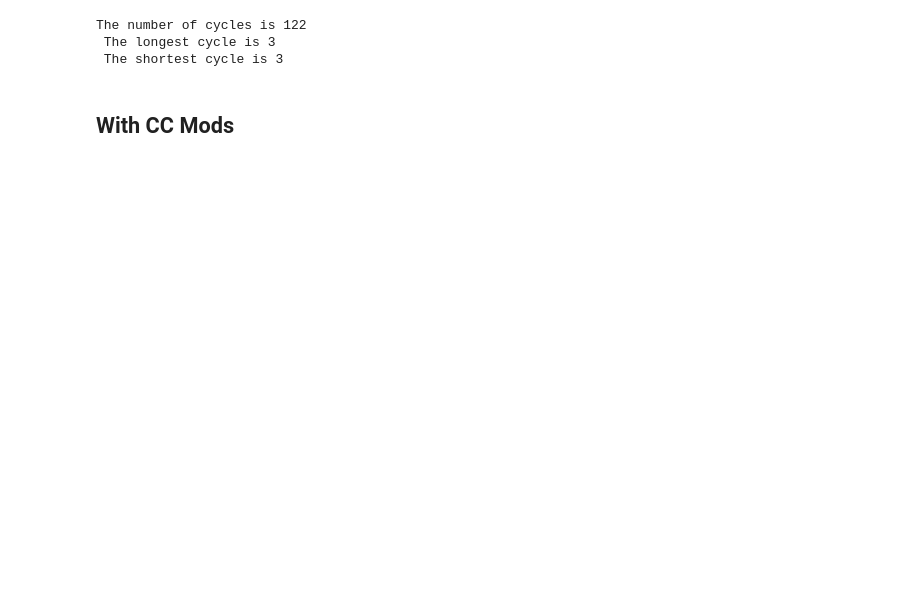
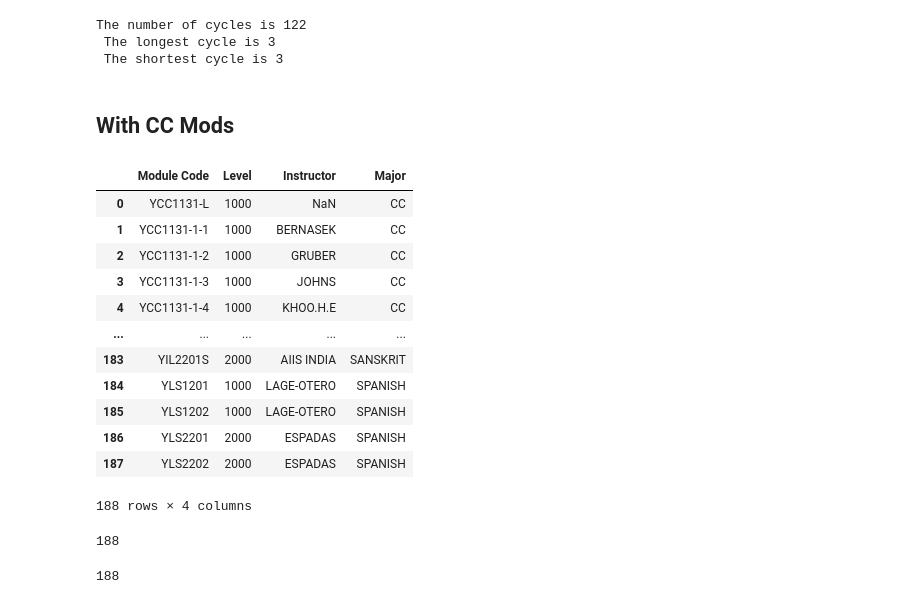
Before and after one commit to yanhua-wang/colouring, a Jupyter notebook: greedy_algorithm_final.ipynb, the cells around one changed output. Saved outputs shown, nothing was run; the diff lists cells and outputs as text; code cells hidden in the pictures; blank space fills up the shorter version.

```diff
--- a/greedy_algorithm_final.ipynb
+++ b/greedy_algorithm_final.ipynb
@@ -272,6 +283,26 @@ The number of cycles is 122
 ## With CC Mods
 # %%
 data_cc = pd.read_csv('yncmods2_distinct.csv')
+# %%
+data_cc
+# %% [output]
+|  | Module Code | Level | Instructor | Major |
+| 0 | YCC1131-L | 1000 | NaN | CC |
+| 1 | YCC1131-1-1 | 1000 | BERNASEK | CC |
+| 2 | YCC1131-1-2 | 1000 | GRUBER | CC |
+| 3 | YCC1131-1-3 | 1000 | JOHNS | CC |
+| 4 | YCC1131-1-4 | 1000 | KHOO.H.E | CC |
+| ... | ... | ... | ... | ... |
+| 183 | YIL2201S | 2000 | AIIS INDIA | SANSKRIT |
+| 184 | YLS1201 | 1000 | LAGE-OTERO | SPANISH |
+| 185 | YLS1202 | 1000 | LAGE-OTERO | SPANISH |
+| 186 | YLS2201 | 2000 | ESPADAS | SPANISH |
+| 187 | YLS2202 | 2000 | ESPADAS | SPANISH |
+188 rows × 4 columns
+# %%
+len(data_cc.index)
+# %% [output]
+188
 # %%
 dic_cc = {}
 
@@ -315,3 +346,7 @@ for i in range(0, len(data_cc.index)):
     elif (len(data_cc["Module Code"][i]) == 9):
         dic_cc[data_cc["Module Code"][i]] = data_cc[(data_cc["Instructor"] == data_cc["Instructor"][i]) \
                                            & (data_cc["Module Code"] != data_cc["Module Code"][i])]["Module Code"].tolist()
+# %%
+len(dic_cc.keys())
+# %% [output]
+188
```
Also changed, not shown: parts of 11 cells of this notebook, 1 other file.
